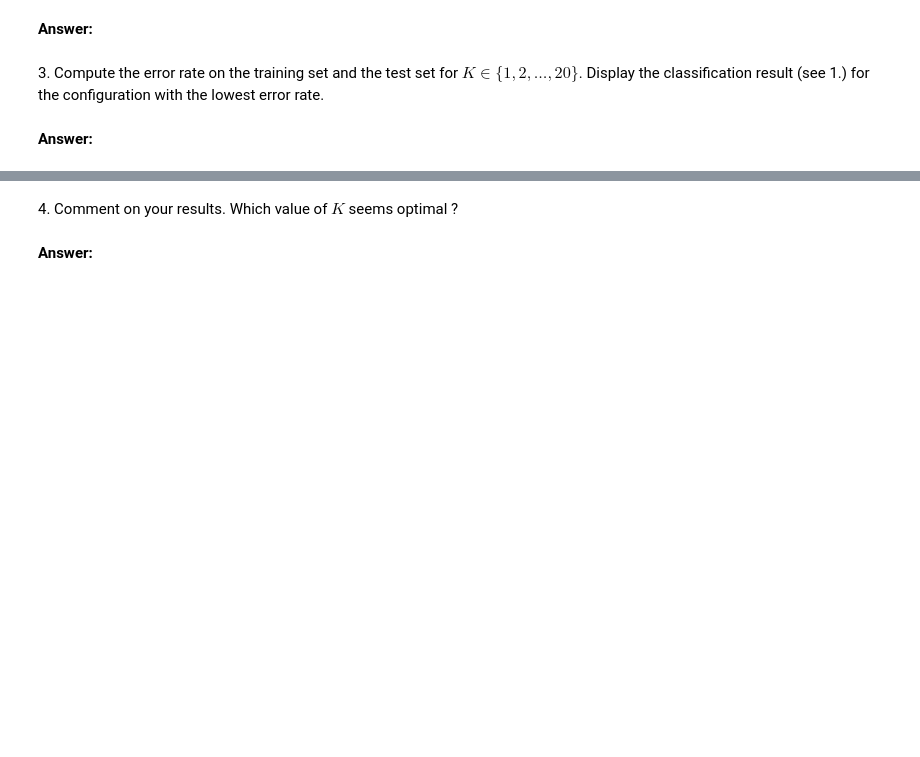
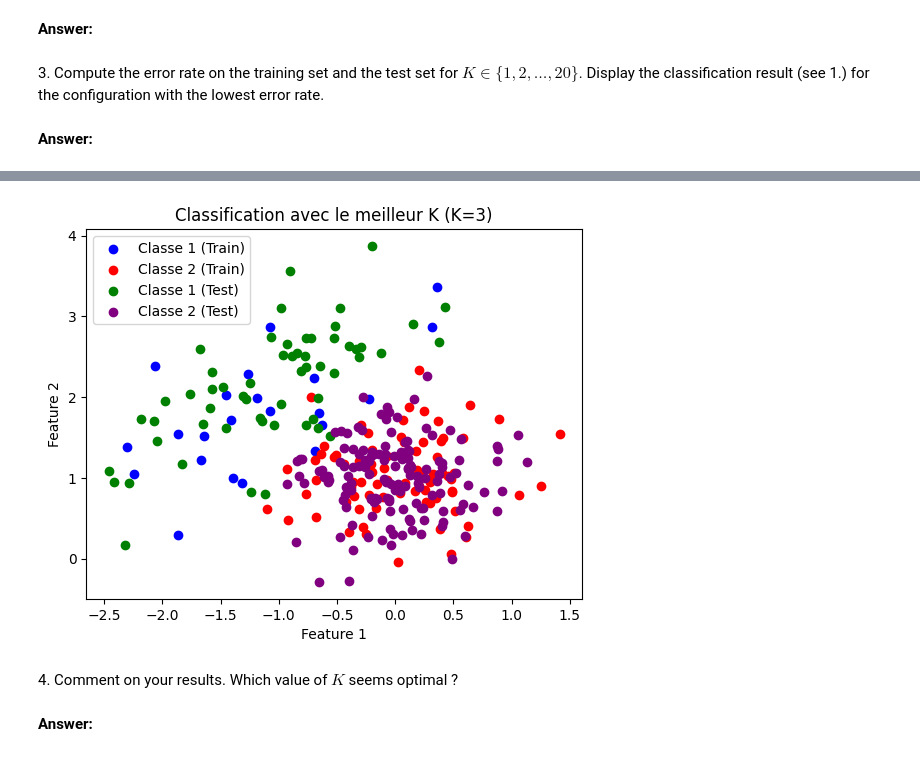
Before and after one commit to mcaron01/python_sdia, a Jupyter notebook: Labs/Lab4/lab4.ipynb, the cells around one changed output, grey strips where cells are left out. Cells and saved outputs as stored; diff of their text form; code cells hidden in the pictures; blank space fills up the shorter version.

```diff
--- a/Labs/Lab4/lab4.ipynb
+++ b/Labs/Lab4/lab4.ipynb
@@ -81,3 +205,24 @@ N_test = test.shape[0]
+# %%
+# Affichage du meilleur résultat de classification
+class_1_train = x_train[class_train == 1]
+class_2_train = x_train[class_train == 2]
+
+class_1_test = x_test[best_predicted_labels == 1]
+class_2_test = x_test[best_predicted_labels == 2]
+
+plt.scatter(class_1_train[:,0], class_1_train[:,1], c='blue', label='Classe 1 (Train)')
+plt.scatter(class_2_train[:,0], class_2_train[:,1], c='red', label='Classe 2 (Train)')
+
+plt.scatter(class_1_test[:,0], class_1_test[:,1], c='green', label='Classe 1 (Test)')
+plt.scatter(class_2_test[:,0], class_2_test[:,1], c='purple', label='Classe 2 (Test)')
+
+plt.xlabel('Feature 1')
+plt.ylabel('Feature 2')
+plt.title('Classification avec le meilleur K (K={})'.format(best_k))
+plt.legend()
+plt.show()
+# %% [output]
+[figure, added]
 # %% [markdown]
 4\. Comment on your results. Which value of $K$ seems optimal ?
 # %% [markdown]
```
Also changed, not shown: parts of 10 cells of this notebook.
